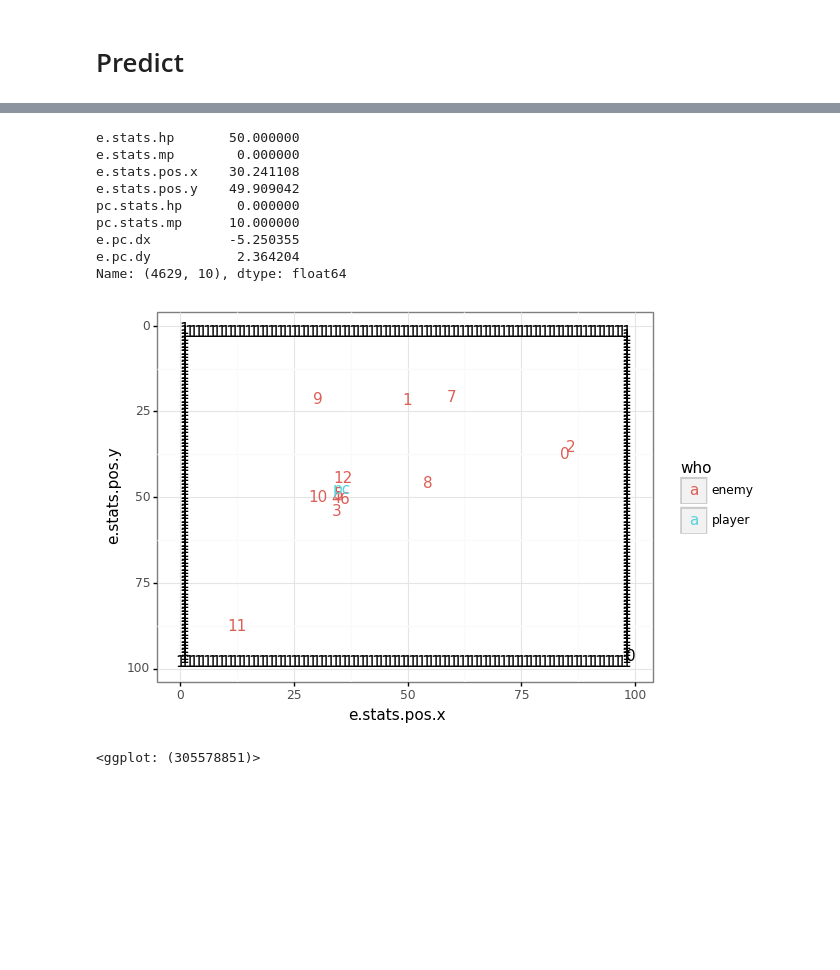
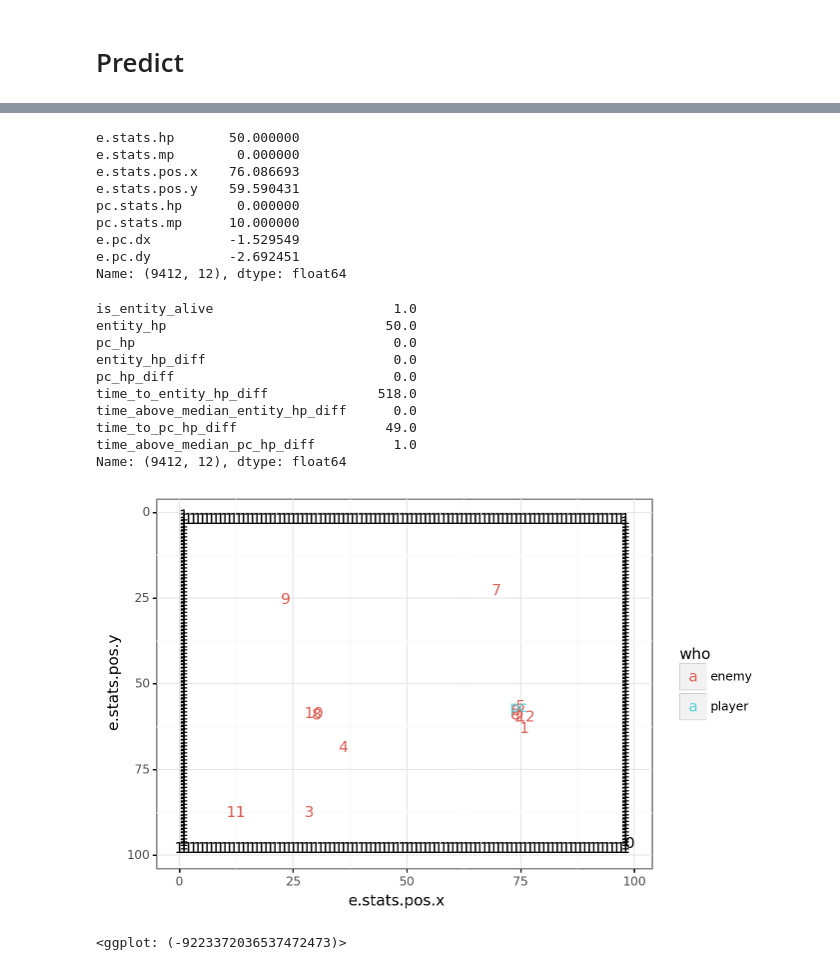
Before and after one commit to lpekelis/flare-ai, a Jupyter notebook: Median time to damage model.ipynb, the cells around one changed output, grey strips where cells are left out. Drawn from its saved outputs; the diff is of its cells as text; code cells hidden in the pictures; blank space fills up the shorter version.

```diff
--- a/Median time to damage model.ipynb
+++ b/Median time to damage model.ipynb
@@ -382 +54,3 @@ def plot_state(state, layers, colors):
+# %%
+collision_layer = featurize_utils.load_collision_layer()
 # %%
@@ -413,10 +80,19 @@ display(
 # %%
 # Build neural network
-net = tflearn.input_data(shape=[None, 8])
+net = tflearn.input_data(shape=[None, 108])
+net = tflearn.fully_connected(net, 64, activation='relu')
 net = tflearn.fully_connected(net, 32)
-net = tflearn.fully_connected(net, 32)
+net = tflearn.fully_connected(net, 32, activation='relu')
+net = tflearn.fully_connected(net, 16, activation='relu')
 net = tflearn.fully_connected(net, 2, activation='softmax')
 net = tflearn.regression(net)
+
+# Define model
+model = tflearn.DNN(net)
+
+MODEL_DIR = '/Users/lpekelis/flare/flare-ai/models/'
+
+model.load(MODEL_DIR + 'median_time_to_damage_20180611_003221.tflearn')
 # %% [output]
 WARNING:tensorflow:From //anaconda/lib/python3.6/site-packages/tflearn/objectives.py:66: calling reduce_sum (from tensorflow.python.ops.math_ops) with keep_dims is deprecated and will be removed in a  ...
 Instructions for updating:
@@ -424,10 +100,0 @@ keep_dims is deprecated, use keepdims instead
-# %%
-# Define model
-model = tflearn.DNN(net)
-# Start training (apply gradient descent algorithm)
-model.fit(
-    np.array(X, dtype=np.float32),
-    np.array(y_entity_damage, dtype=np.float32),
-    n_epoch=10,
-    batch_size=16,
-    show_metric=True)
@@ -462,0 +121,3 @@ max_idx = pred[0].idxmax()
+# %%
+least_safe_idxs = pred.sort_values(0).head().index.values
+safest_idxs = pred.sort_values(0,ascending=False).head().index.values
@@ -463,16 +155,29 @@ max_idx = pred[0].idxmax()
 # %%
-display(X.iloc[min_idx,])
-plot_state(data[X.index.values[min_idx][0]],[collision_layer],['black'])
+display(X.iloc[least_safe_idxs[1],0:8])
+display(y.iloc[least_safe_idxs[1],:])
+(
+    plot_utils.plot_state(game_states[X.index.values[least_safe_idxs[1]][0]],[collision_layer],['black'])
+)
 # %% [output]
 e.stats.hp       50.000000
 e.stats.mp        0.000000
-e.stats.pos.x    30.241108
-e.stats.pos.y    49.909042
+e.stats.pos.x    76.086693
+e.stats.pos.y    59.590431
 pc.stats.hp       0.000000
 pc.stats.mp      10.000000
-e.pc.dx          -5.250355
-e.pc.dy           2.364204
-Name: (4629, 10), dtype: float64
+e.pc.dx          -1.529549
+e.pc.dy          -2.692451
+Name: (9412, 12), dtype: float64
+is_entity_alive                       1.0
+entity_hp                            50.0
+pc_hp                                 0.0
+entity_hp_diff                        0.0
+pc_hp_diff                            0.0
+time_to_entity_hp_diff              518.0
+time_above_median_entity_hp_diff      0.0
+time_to_pc_hp_diff                   49.0
+time_above_median_pc_hp_diff          1.0
+Name: (9412, 12), dtype: float64
-[figure, old version]
+[figure, new version]
-<ggplot: (305578851)>
+<ggplot: (-9223372036537472473)>
 # %%
```
Also changed, not shown: parts of 39 cells of this notebook.
